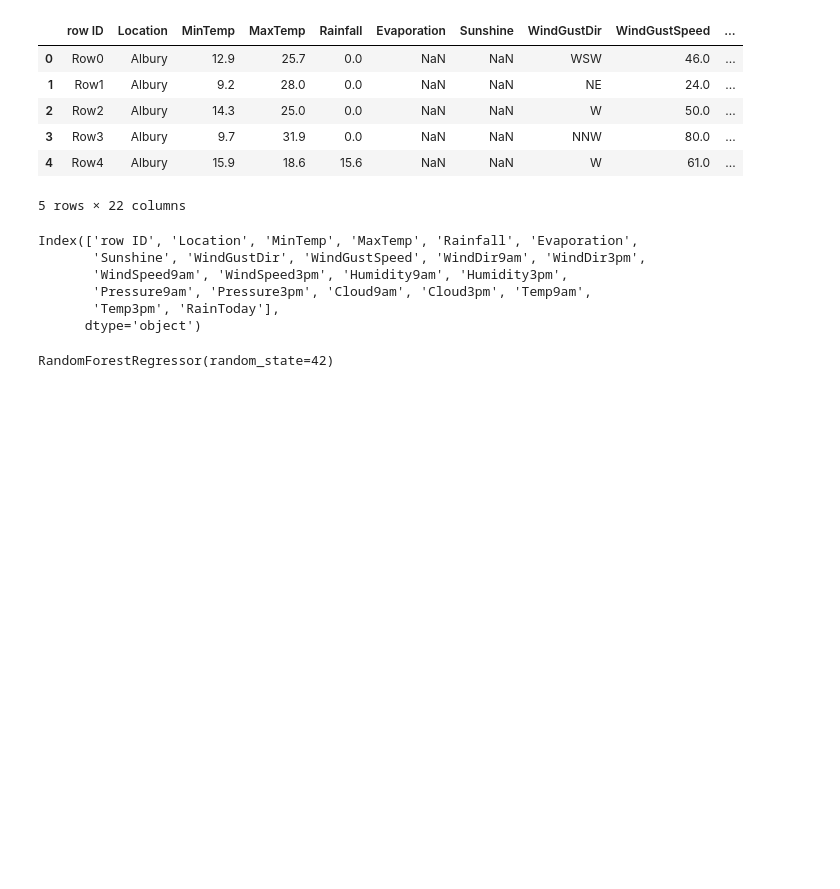
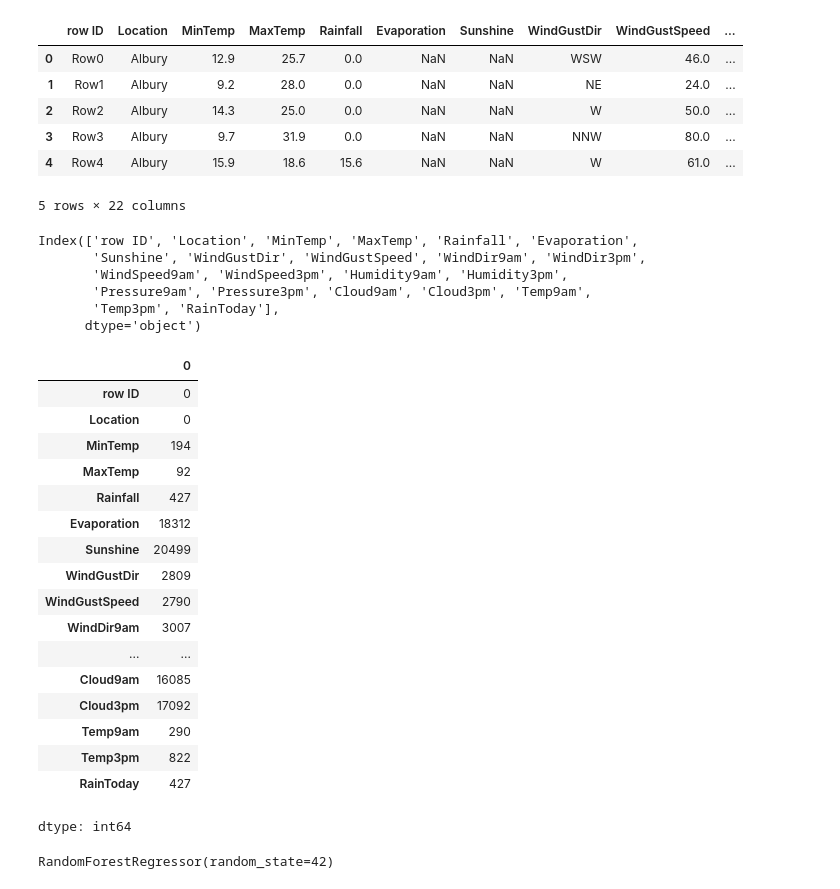
Before and after one commit to rahul-727/Predictive-Analytics, a Jupyter notebook: 2348544_Lab9&10_PA.ipynb, the cells around one changed output. Drawn from its saved outputs; the diff is of its cells as text; code cells hidden in the pictures; blank space fills up the shorter version.

```diff
--- a/2348544_Lab9&10_PA.ipynb
+++ b/2348544_Lab9&10_PA.ipynb
@@ -194,0 +207,21 @@ australia_weather = pd.get_dummies(australia_weather, columns=categorical_column
+# %%
+australia_weather.isnull().sum()
+# %% [output]
+|  | 0 |
+| row ID | 0 |
+| Location | 0 |
+| MinTemp | 194 |
+| MaxTemp | 92 |
+| Rainfall | 427 |
+| Evaporation | 18312 |
+| Sunshine | 20499 |
+| WindGustDir | 2809 |
+| WindGustSpeed | 2790 |
+| WindDir9am | 3007 |
+| ... | ... |
+| Cloud9am | 16085 |
+| Cloud3pm | 17092 |
+| Temp9am | 290 |
+| Temp3pm | 822 |
+| RainToday | 427 |
+dtype: int64
```
Also changed, not shown: parts of 20 cells of this notebook.
